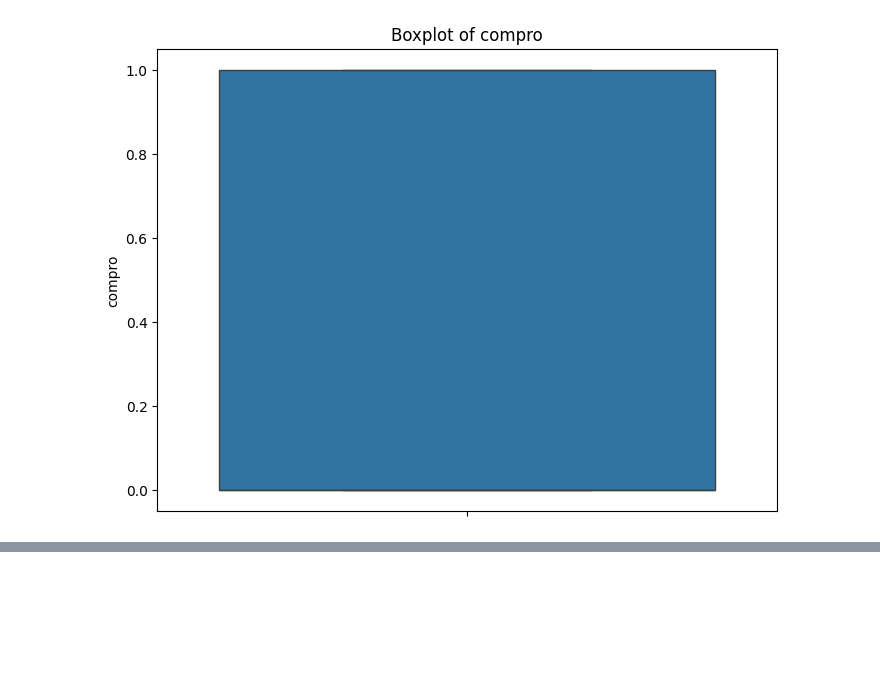
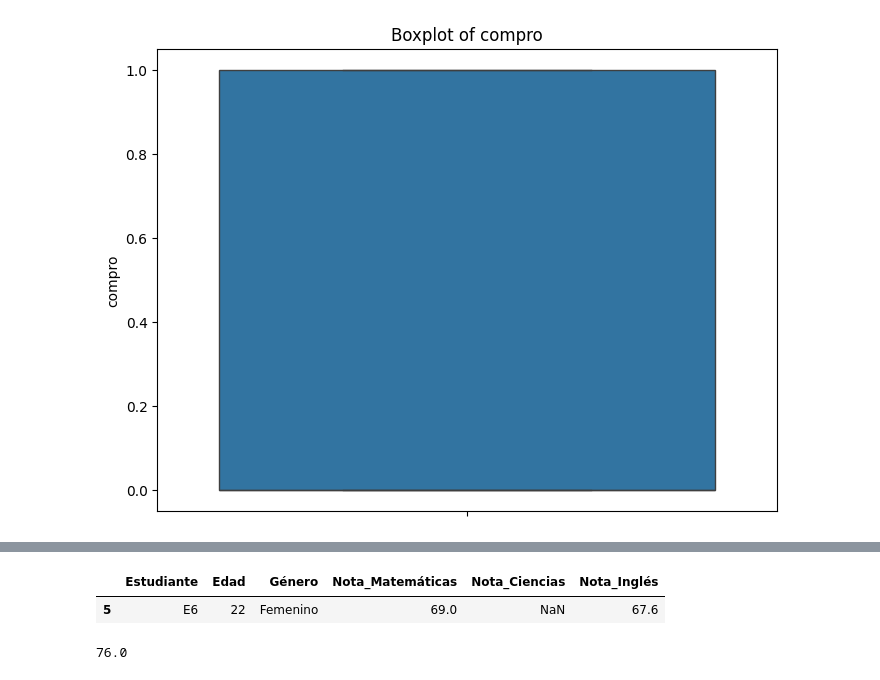
Before and after one commit to mbarragan744/clase-IA, a Jupyter notebook: EDA.ipynb, the cells around one changed output, grey strips where cells are left out. Saved outputs shown, nothing was run; the diff lists cells and outputs as text; code cells hidden in the pictures; blank space fills up the shorter version.

```diff
--- a/EDA.ipynb
+++ b/EDA.ipynb
@@ -662,0 +755,12 @@ for col in df.select_dtypes(include=['number']): # Select only numerical columns
+# %%
+df[df.Nota_Ciencias.isnull()]
+# %% [output]
+|  | Estudiante | Edad | Género | Nota_Matemáticas | Nota_Ciencias | Nota_Inglés |
+| 5 | E6 | 22 | Femenino | 69.0 | NaN | 67.6 |
+# %%
+# prompt: mostrar la tabla de df.loc[df.index[4], 'Nota_Ciencias'] = df.Nota_Ciencias.median()
+
+df.loc[df.index[4], 'Nota_Ciencias'] = df.Nota_Ciencias.median()
+print(df.loc[df.index[4], 'Nota_Ciencias'])
+# %% [output]
+76.0
```
Also changed, not shown: parts of 17 cells of this notebook.
